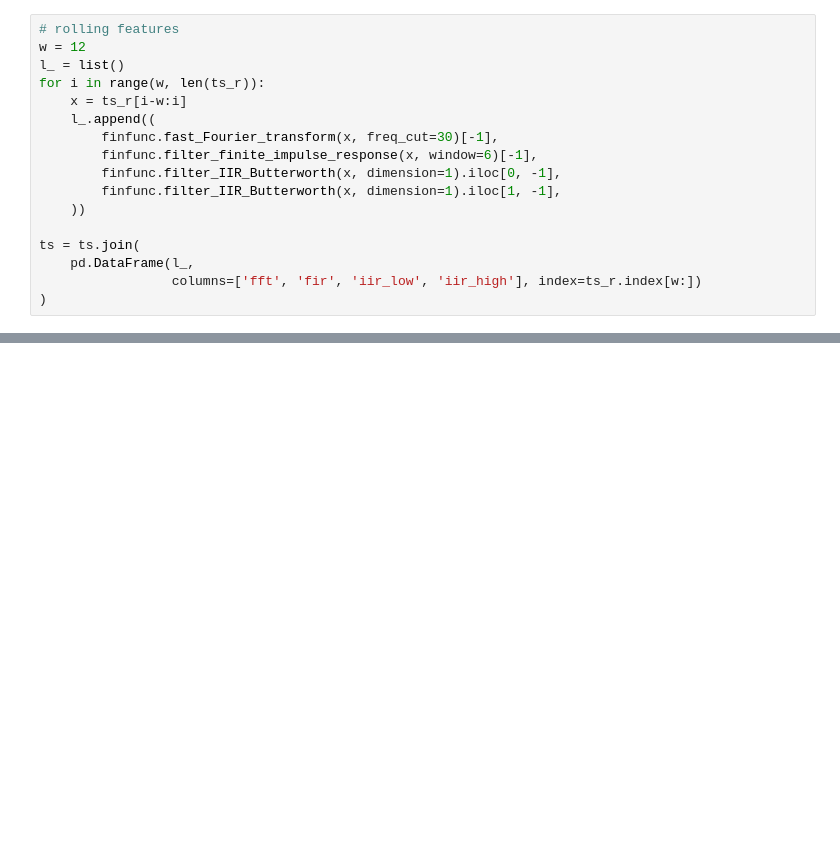
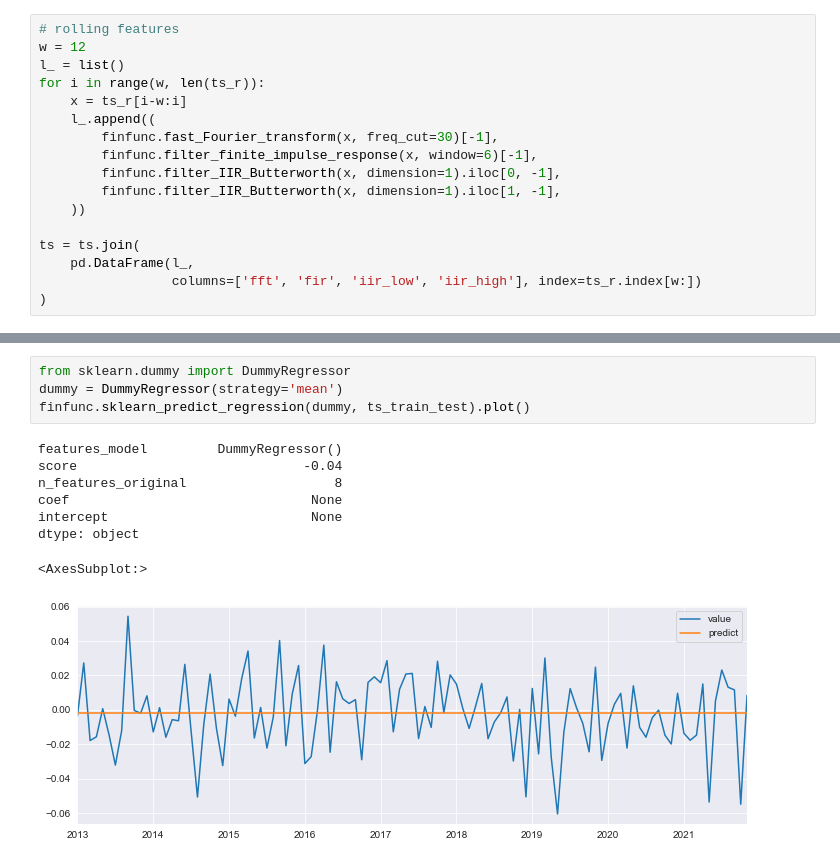
Before and after one commit to kurama8103/mlib, a Jupyter notebook: myfunc_demo.ipynb, the cells around one changed output, grey strips where cells are left out. Cells and saved outputs as stored; diff of their text form; blank space fills up the shorter version.

```diff
--- a/myfunc_demo.ipynb
+++ b/myfunc_demo.ipynb
@@ -201,3 +208,16 @@ ts_features.tail(3)
+# %%
+from sklearn.dummy import DummyRegressor
+dummy = DummyRegressor(strategy='mean')
+finfunc.sklearn_predict_regression(dummy, ts_train_test).plot()
+# %% [output]
+features_model         DummyRegressor()
+score                             -0.04
+n_features_original                   8
+coef                               None
+intercept                          None
+dtype: object
+<AxesSubplot:>
+[figure, added]
 # %%
 from sklearn.linear_model import LinearRegression
 ols = LinearRegression()
```
Also changed, not shown: parts of 19 cells of this notebook.
